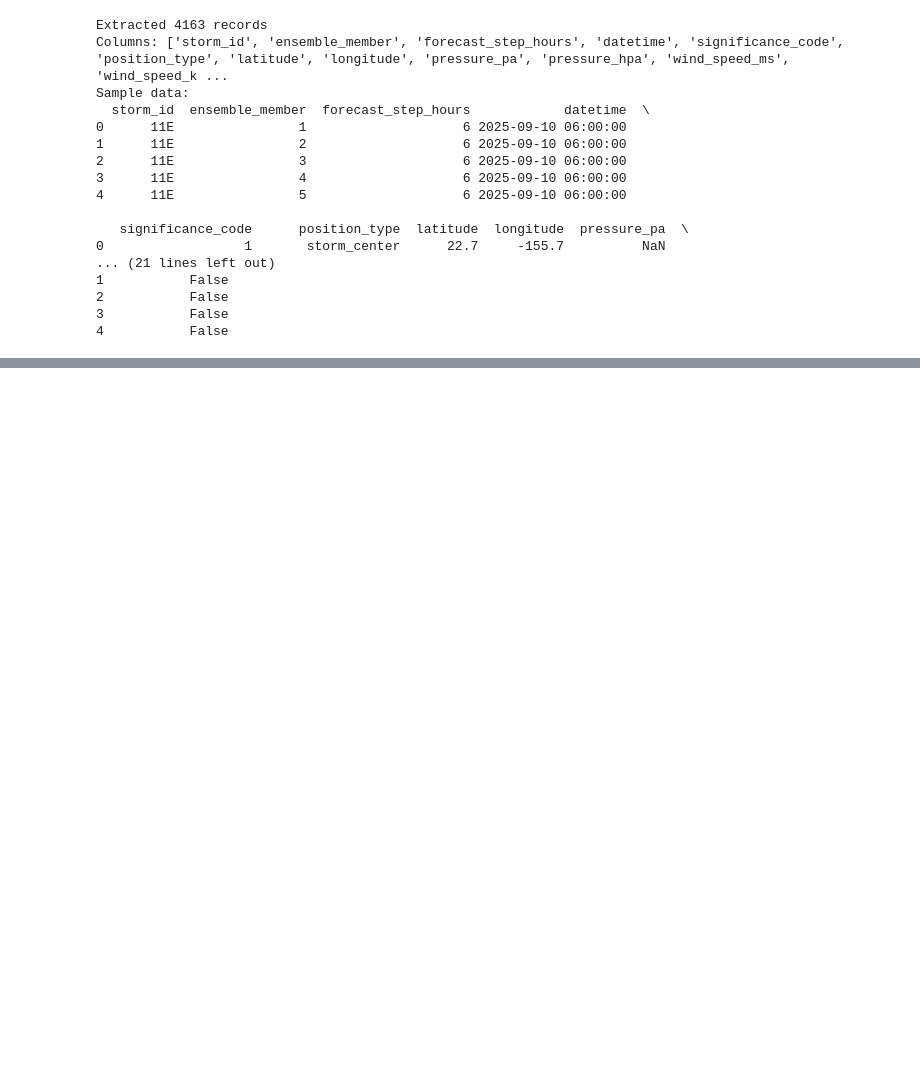
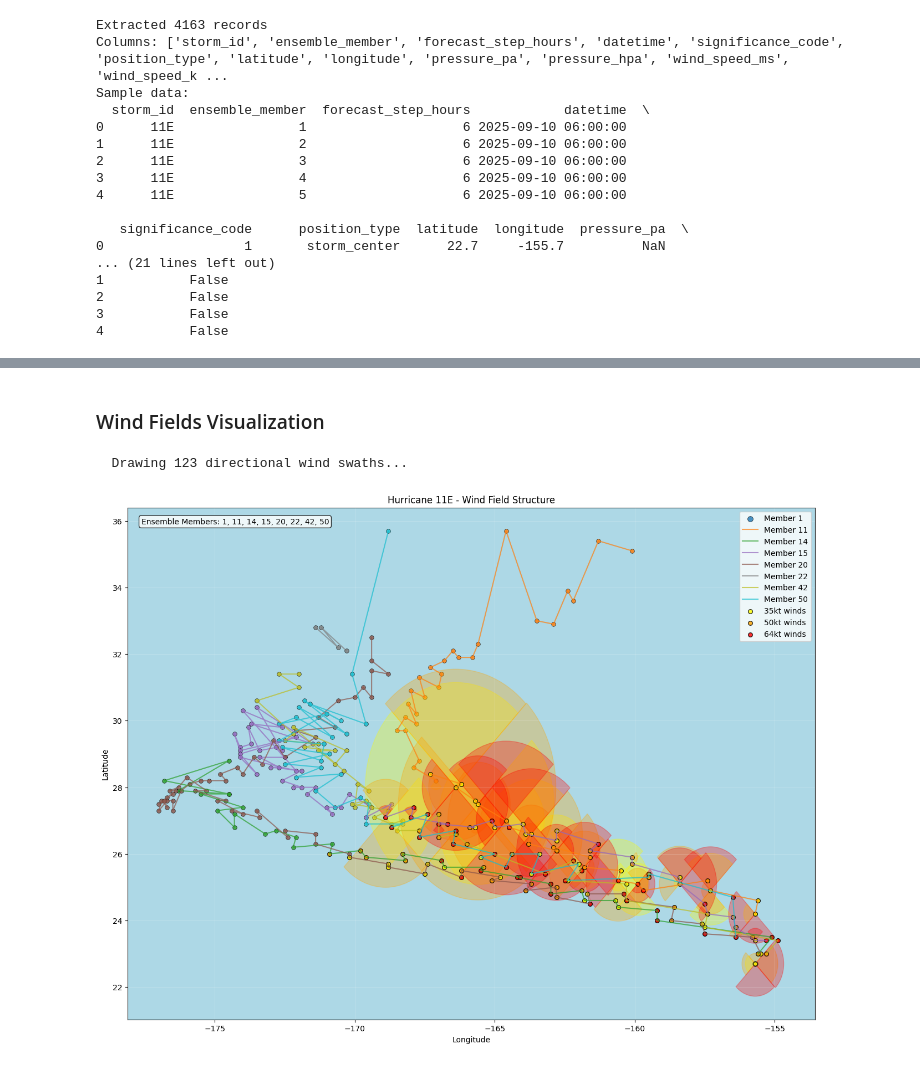
Before and after one commit to felixschwebel/TC-Forecasts-ECMWF, a Jupyter notebook: ecmwf_tc_forecasts_example.ipynb, the cells around one changed output, grey strips where cells are left out. Cells and saved outputs as stored; diff of their text form; code cells hidden in the pictures; blank space fills up the shorter version.

```diff
--- a/ecmwf_tc_forecasts_example.ipynb
+++ b/ecmwf_tc_forecasts_example.ipynb
@@ -105,0 +157,7 @@ Sample data:
+# %% [markdown]
+### Wind Fields Visualization
+# %%
+fig_wind_fields = create_wind_field_visualization(df, radii_df)
+# %% [output]
+  Drawing 123 directional wind swaths...
+[figure, added]
```
Also changed, not shown: parts of 12 cells of this notebook, 2 other files.
